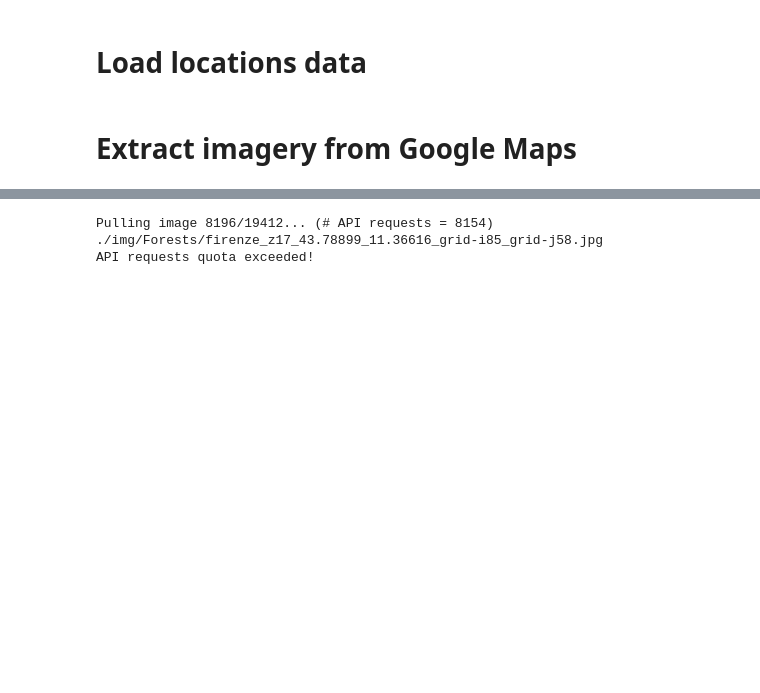
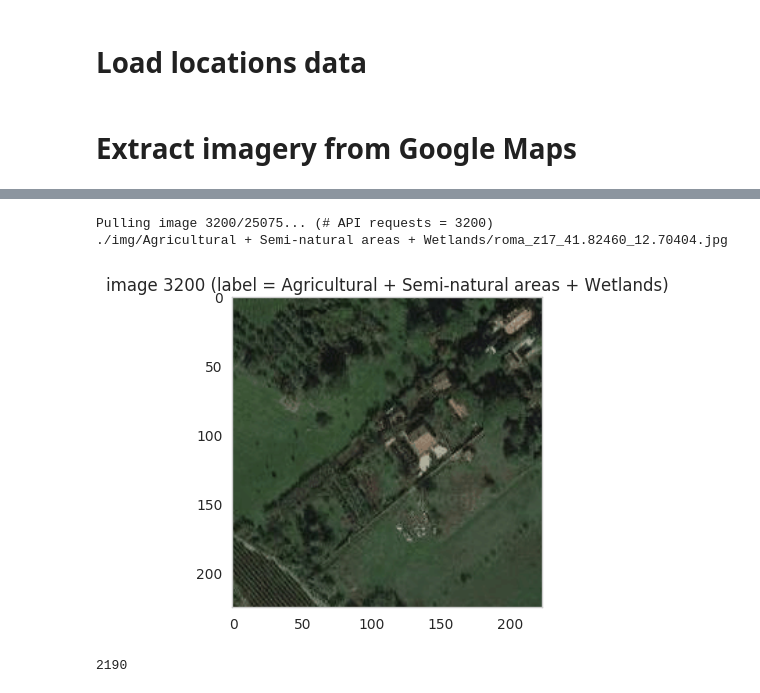
Before and after one commit to adrianalbert/urban-environments, a Jupyter notebook: dataset-collection/Urban Atlas - extract images.ipynb, the cells around one changed output, grey strips where cells are left out. Saved outputs shown, nothing was run; the diff lists cells and outputs as text; code cells hidden in the pictures; blank space fills up the shorter version.

```diff
--- a/dataset-collection/Urban Atlas - extract images.ipynb
+++ b/dataset-collection/Urban Atlas - extract images.ipynb
@@ -162,15 +168,19 @@ def download_images(locations, prefix="", out_path="./"):
 # %%
 n_requests = 0
 # %%
-city = "firenze"
+city = "roma"
 
 workdir = "%s/%s" % (outPath, city)
 os.chdir(workdir)
 
 locations = load_locations()
 
 download_images(locations, prefix=city, out_path="./img")
 # %% [output]
-Pulling image 8196/19412... (# API requests = 8154)
-./img/Forests/firenze_z17_43.78899_11.36616_grid-i85_grid-j58.jpg
-API requests quota exceeded!
+Pulling image 3200/25075... (# API requests = 3200)
+./img/Agricultural + Semi-natural areas + Wetlands/roma_z17_41.82460_12.70404.jpg
+[figure, added]
+# %%
+n_requests
+# %% [output]
+2190
```
Also changed, not shown: parts of 7 cells of this notebook, 2 other files.
